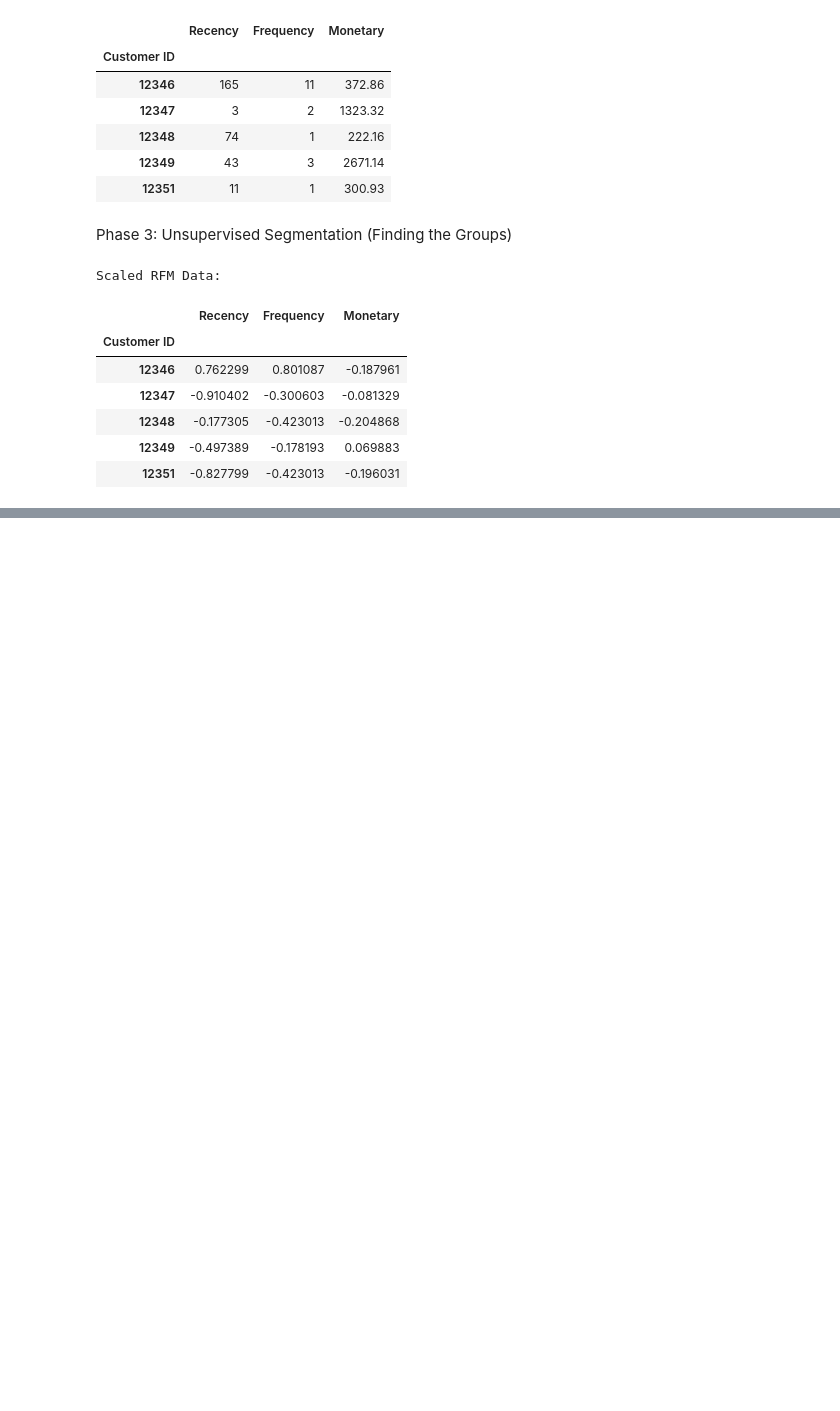
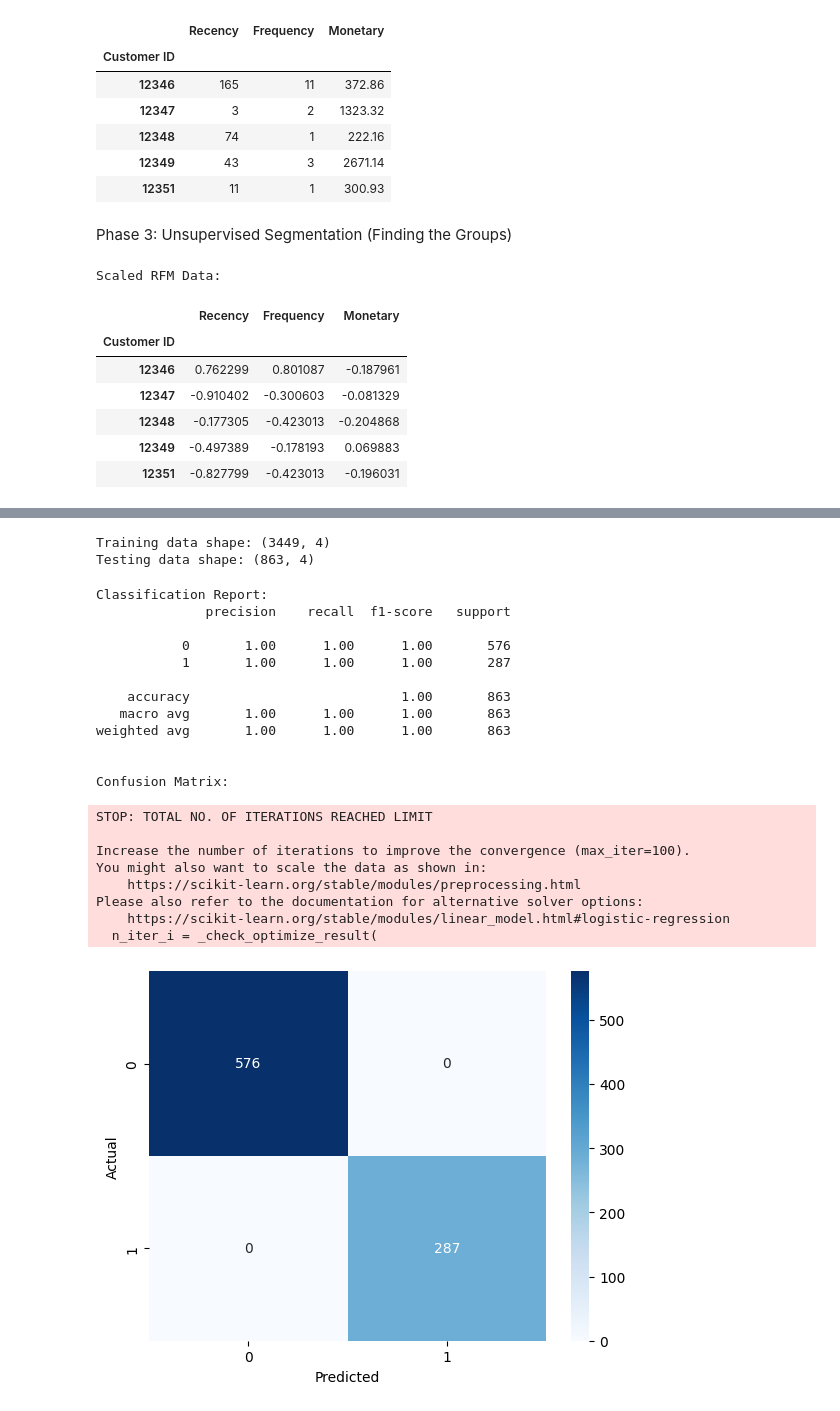
Before and after one commit to rahulgunwanistudy-2005/ecommerce-customer-segmentation, a Jupyter notebook: notebooks/01_data_exploration.ipynb, the cells around one changed output, grey strips where cells are left out. Drawn from its saved outputs; the diff is of its cells as text; code cells hidden in the pictures; blank space fills up the shorter version.

```diff
--- a/notebooks/01_data_exploration.ipynb
+++ b/notebooks/01_data_exploration.ipynb
@@ -210,0 +218,10 @@ plt.show()
+# %%
+import numpy as np
+
+churn_threshold = 90
+
+rfm_df['Churn'] = np.where(rfm_df['Recency'] > churn_threshold, 1, 0)
+rfm_df.head()
+
+print("Churn Distribution:")
+print(rfm_df['Churn']. value_counts())
@@ -210,0 +234,9 @@ plt.show()
+# %%
+X = rfm_df[['Recency', 'Frequency', 'Monetary', 'Cluster']]
+y = rfm_df['Churn']
+
+print("\nFeatures (X):")
+print(X.head())
+
+print("\nTarget (y):")
+print(y.head())
@@ -210,0 +261,51 @@ plt.show()
+# %%
+from sklearn.model_selection import train_test_split
+
+X_train, X_test, y_train, y_test = train_test_split(X, y, test_size=0.2, random_state=42, stratify=y)
+
+print(f"Training data shape: {X_train.shape}")
+print(f"Testing data shape: {X_test.shape}")
+# %% [output]
+Training data shape: (3449, 4)
+Testing data shape: (863, 4)
+# %%
+from sklearn.linear_model import LogisticRegression
+from sklearn.metrics import classification_report, confusion_matrix
+import seaborn as sns
+
+model = LogisticRegression(random_state=42)
+model.fit(X_train, y_train)
+
+y_pred = model.predict(X_test)
+
+print("\nClassification Report:")
+print(classification_report(y_test, y_pred))
+
+print("\nConfusion Matrix:")
+cm = confusion_matrix(y_test, y_pred)
+sns.heatmap(cm, annot=True, fmt='d', cmap='Blues')
+plt.xlabel('Predicted')
+plt.ylabel('Actual')
+plt.show()
+# %% [output]
+Classification Report:
+              precision    recall  f1-score   support
+
+           0       1.00      1.00      1.00       576
+           1       1.00      1.00      1.00       287
+
+    accuracy                           1.00       863
+   macro avg       1.00      1.00      1.00       863
+weighted avg       1.00      1.00      1.00       863
+
+
+Confusion Matrix:
+STOP: TOTAL NO. OF ITERATIONS REACHED LIMIT
+
+Increase the number of iterations to improve the convergence (max_iter=100).
+You might also want to scale the data as shown in:
+    https://scikit-learn.org/stable/modules/preprocessing.html
+Please also refer to the documentation for alternative solver options:
+    https://scikit-learn.org/stable/modules/linear_model.html#logistic-regression
+  n_iter_i = _check_optimize_result(
+[figure, added]
```
Also changed, not shown: parts of 7 cells of this notebook, 5 other files.
